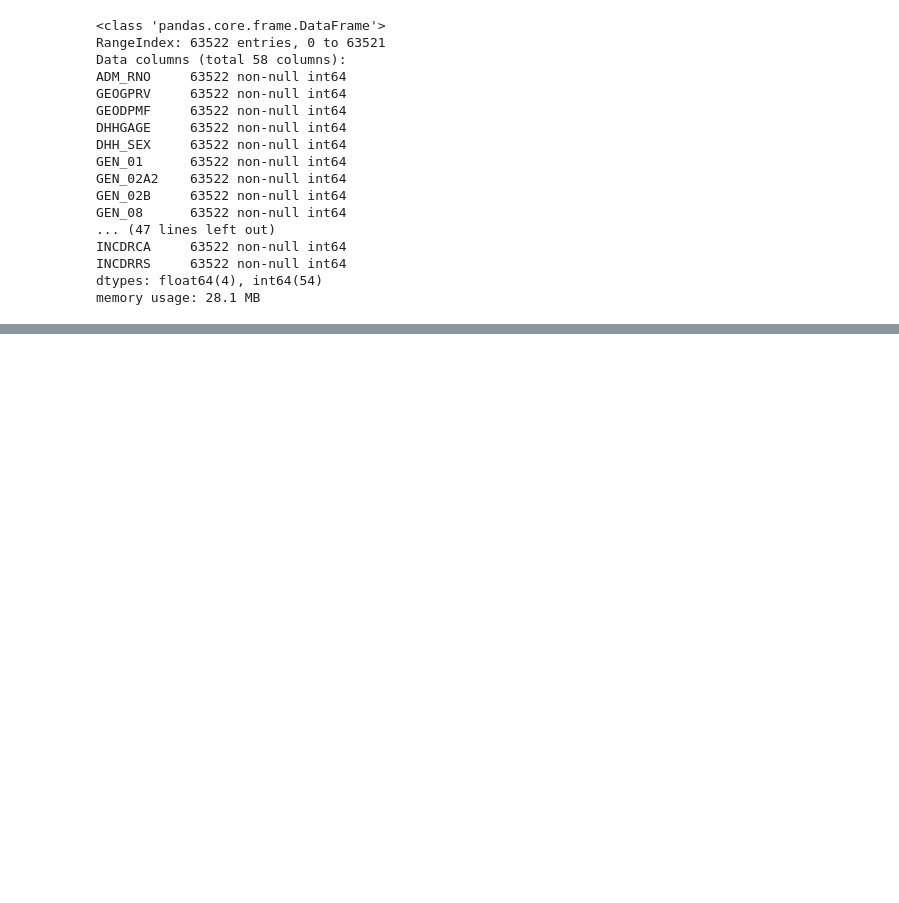
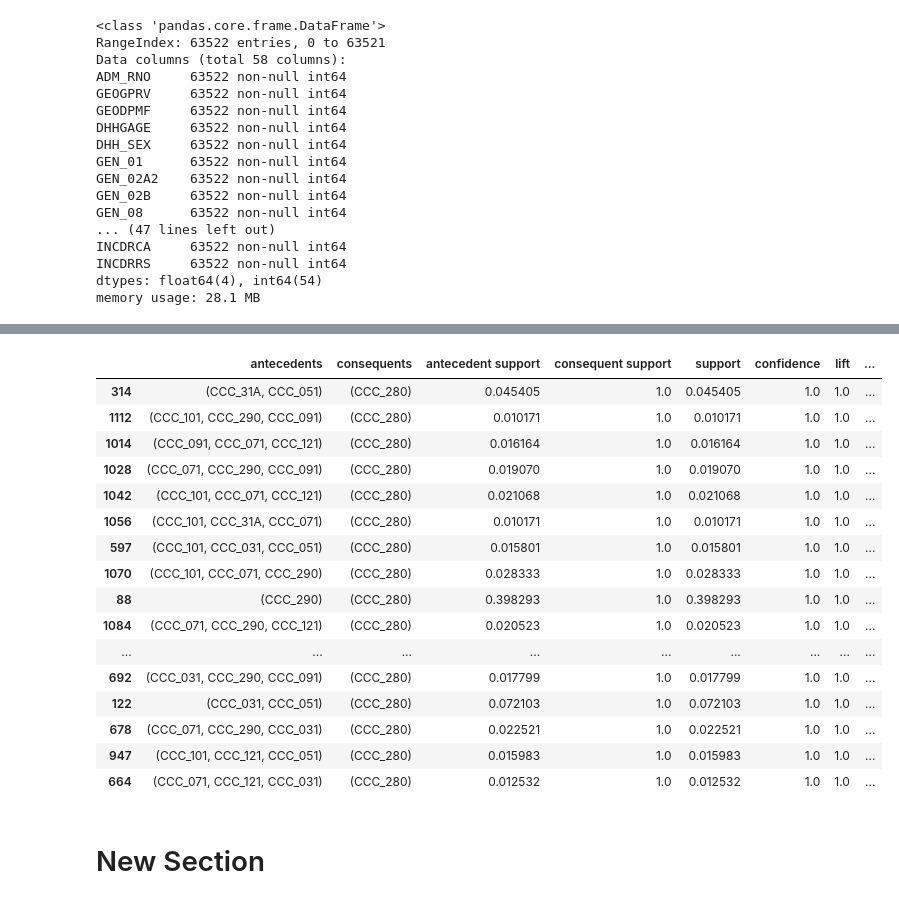
Before and after one commit to purul3nt/CCHS, a Jupyter notebook: Untitled2.ipynb, the cells around one changed output, grey strips where cells are left out. Saved outputs shown, nothing was run; the diff lists cells and outputs as text; code cells hidden in the pictures; blank space fills up the shorter version.

```diff
--- a/Untitled2.ipynb
+++ b/Untitled2.ipynb
@@ -195,0 +199,40 @@ rules.head(50)
+# %%
+from mlxtend.frequent_patterns import apriori
+from mlxtend.frequent_patterns import association_rules
+from sklearn import preprocessing
+
+cchsdata_discrete = cchsdata_imputed[['CCC_031','CCC_051',
+'CCC_071','CCC_091','CCC_101','CCC_121','CCC_131','CCC_31A','CCC_151','CCC_290','CCC_280']].replace([2.0], 0)
+#cchsdata_discrete =  [cchsdata_discrete].replace([1.0], 0)
+
+cchsdata_discrete_filtered_2 = cchsdata_discrete[cchsdata_discrete.CCC_280 == 1]
+
+#cchsdata_discrete.head()
+
+
+frequent_itemsets_2 = apriori(cchsdata_discrete_filtered_2, min_support=0.01, use_colnames=True)
+rules1 = association_rules(frequent_itemsets_2, metric="lift")
+rules1.sort_values('confidence', ascending = False, inplace = True)
+
+
+
+rules1.to_csv('apriori_rules_280.csv')
+rules1.head(50)
+# %% [output]
+|  | antecedents | consequents | antecedent support | consequent support | support | confidence | lift | ... |
+| 314 | (CCC_31A, CCC_051) | (CCC_280) | 0.045405 | 1.0 | 0.045405 | 1.0 | 1.0 | ... |
+| 1112 | (CCC_101, CCC_290, CCC_091) | (CCC_280) | 0.010171 | 1.0 | 0.010171 | 1.0 | 1.0 | ... |
+| 1014 | (CCC_091, CCC_071, CCC_121) | (CCC_280) | 0.016164 | 1.0 | 0.016164 | 1.0 | 1.0 | ... |
+| 1028 | (CCC_071, CCC_290, CCC_091) | (CCC_280) | 0.019070 | 1.0 | 0.019070 | 1.0 | 1.0 | ... |
+| 1042 | (CCC_101, CCC_071, CCC_121) | (CCC_280) | 0.021068 | 1.0 | 0.021068 | 1.0 | 1.0 | ... |
+| 1056 | (CCC_101, CCC_31A, CCC_071) | (CCC_280) | 0.010171 | 1.0 | 0.010171 | 1.0 | 1.0 | ... |
+| 597 | (CCC_101, CCC_031, CCC_051) | (CCC_280) | 0.015801 | 1.0 | 0.015801 | 1.0 | 1.0 | ... |
+| 1070 | (CCC_101, CCC_071, CCC_290) | (CCC_280) | 0.028333 | 1.0 | 0.028333 | 1.0 | 1.0 | ... |
+| 88 | (CCC_290) | (CCC_280) | 0.398293 | 1.0 | 0.398293 | 1.0 | 1.0 | ... |
+| 1084 | (CCC_071, CCC_290, CCC_121) | (CCC_280) | 0.020523 | 1.0 | 0.020523 | 1.0 | 1.0 | ... |
+| ... | ... | ... | ... | ... | ... | ... | ... | ... |
+| 692 | (CCC_031, CCC_290, CCC_091) | (CCC_280) | 0.017799 | 1.0 | 0.017799 | 1.0 | 1.0 | ... |
+| 122 | (CCC_031, CCC_051) | (CCC_280) | 0.072103 | 1.0 | 0.072103 | 1.0 | 1.0 | ... |
+| 678 | (CCC_071, CCC_290, CCC_031) | (CCC_280) | 0.022521 | 1.0 | 0.022521 | 1.0 | 1.0 | ... |
+| 947 | (CCC_101, CCC_121, CCC_051) | (CCC_280) | 0.015983 | 1.0 | 0.015983 | 1.0 | 1.0 | ... |
+| 664 | (CCC_071, CCC_121, CCC_031) | (CCC_280) | 0.012532 | 1.0 | 0.012532 | 1.0 | 1.0 | ... |
@@ -196,3 +241,5 @@ rules.head(50)
+# %% [markdown]
+# New Section
 # %%
 cchsdata_discrete_filtered.head()
 
```
Also changed, not shown: parts of 5 cells of this notebook.
